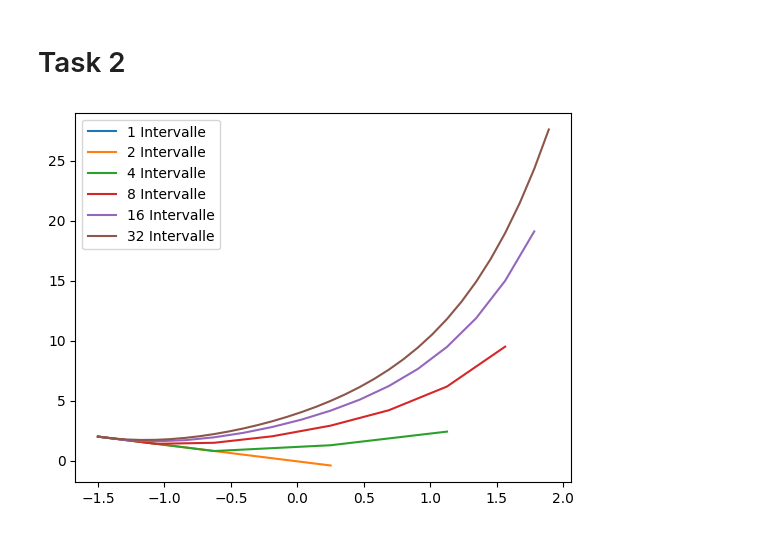
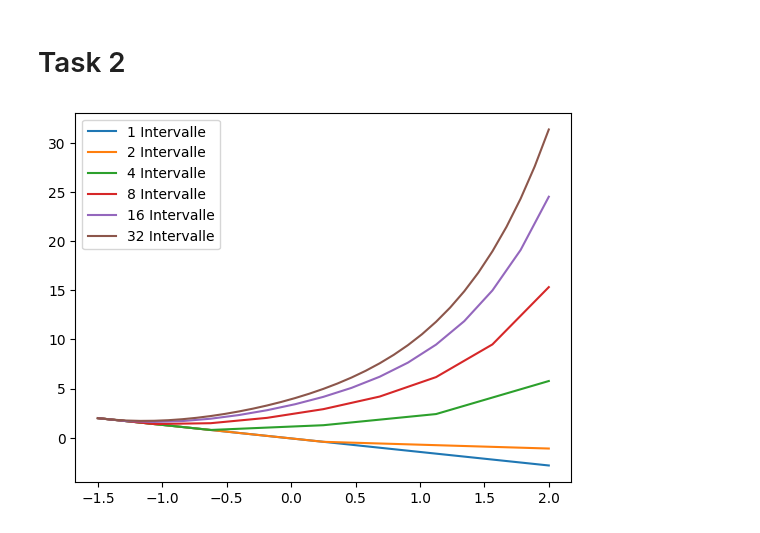
Before and after one commit to JaxRaffnix/Modellbildung-Simulation, a Jupyter notebook: exercise 5/task1.ipynb, the cells around one changed output. Saved outputs shown, nothing was run; the diff lists cells and outputs as text; code cells hidden in the pictures.

```diff
--- a/exercise 5/task1.ipynb
+++ b/exercise 5/task1.ipynb
@@ -95,17 +90,18 @@ TIME_MIN = -1.5
 TIME_MAX = 2
 # %%
 def solve_for_step(steps):
-    time = [TIME_MIN + k * (TIME_MAX - TIME_MIN) / steps for k in range(steps)]
+    time = [TIME_MIN + k * (TIME_MAX - TIME_MIN) / steps for k in range(steps+1)]
     y = euler_solver(y_dot, time, 2)
-    # y = [1]*steps
     return time, y
 
 for i in range(6):
     steps = 2**i
     time, y = solve_for_step(steps)
     plt.plot(time, y, label=f"{steps} Intervalle")
 
 plt.legend()
 plt.show()
+
+# !!! Lösung zip file scott
 # %% [output]
-[figure, old version]
+[figure, new version]
```
Also changed, not shown: parts of 1 cell of this notebook, 2 other files.
